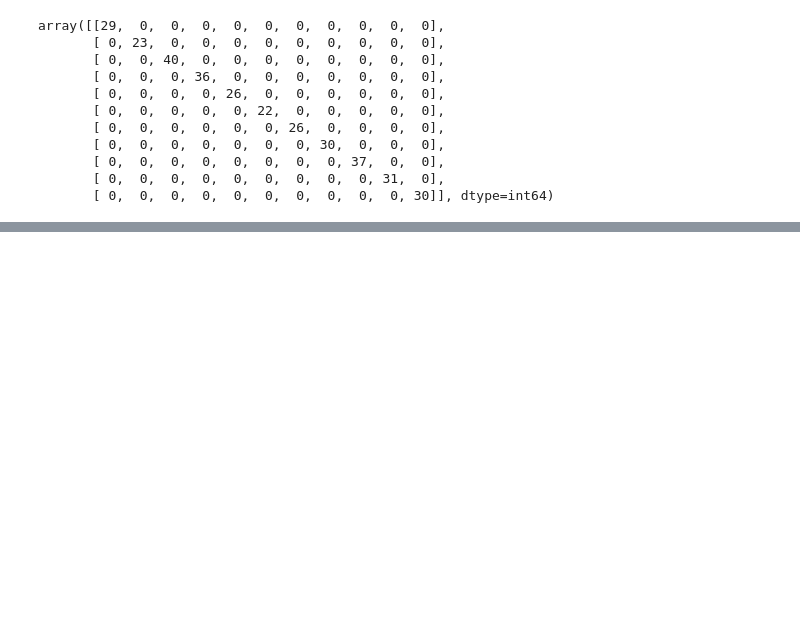
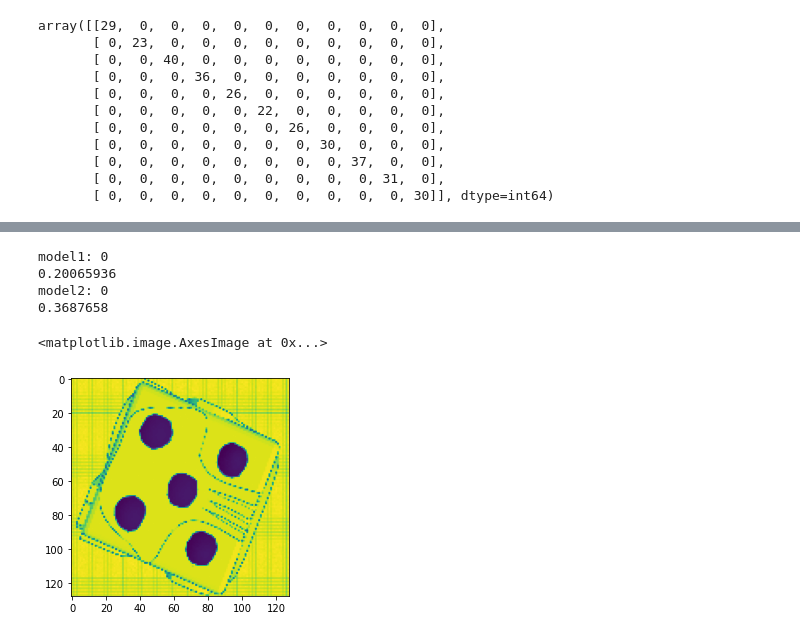
Before and after one commit to mokegg/Faktion-Anomaly-Detection, a Jupyter notebook: test_the_model.ipynb, the cells around one changed output, grey strips where cells are left out. Saved outputs shown, nothing was run; the diff lists cells and outputs as text; code cells hidden in the pictures; blank space fills up the shorter version.

```diff
--- a/test_the_model.ipynb
+++ b/test_the_model.ipynb
@@ -113,0 +157,17 @@ array([[29,  0,  0,  0,  0,  0,  0,  0,  0,  0,  0],
+# %%
+test_pred1 = model1.predict(array_test4)
+test_pred2 = model2.predict(array_test4)
+
+print('model1: '+str(np.argmax(test_pred1[0])))
+print(test_pred1[0][np.argmax(test_pred1[0])])
+print('model2: '+str(np.argmax(test_pred2[0])))
+print(test_pred2[0][np.argmax(test_pred2[0])])
+
+plt.imshow(array_test4[0])
+# %% [output]
+model1: 0
+0.20065936
+model2: 0
+0.3687658
+<matplotlib.image.AxesImage at 0x...>
+[figure, added]
```
Also changed, not shown: parts of 8 cells of this notebook, 2 other files.
